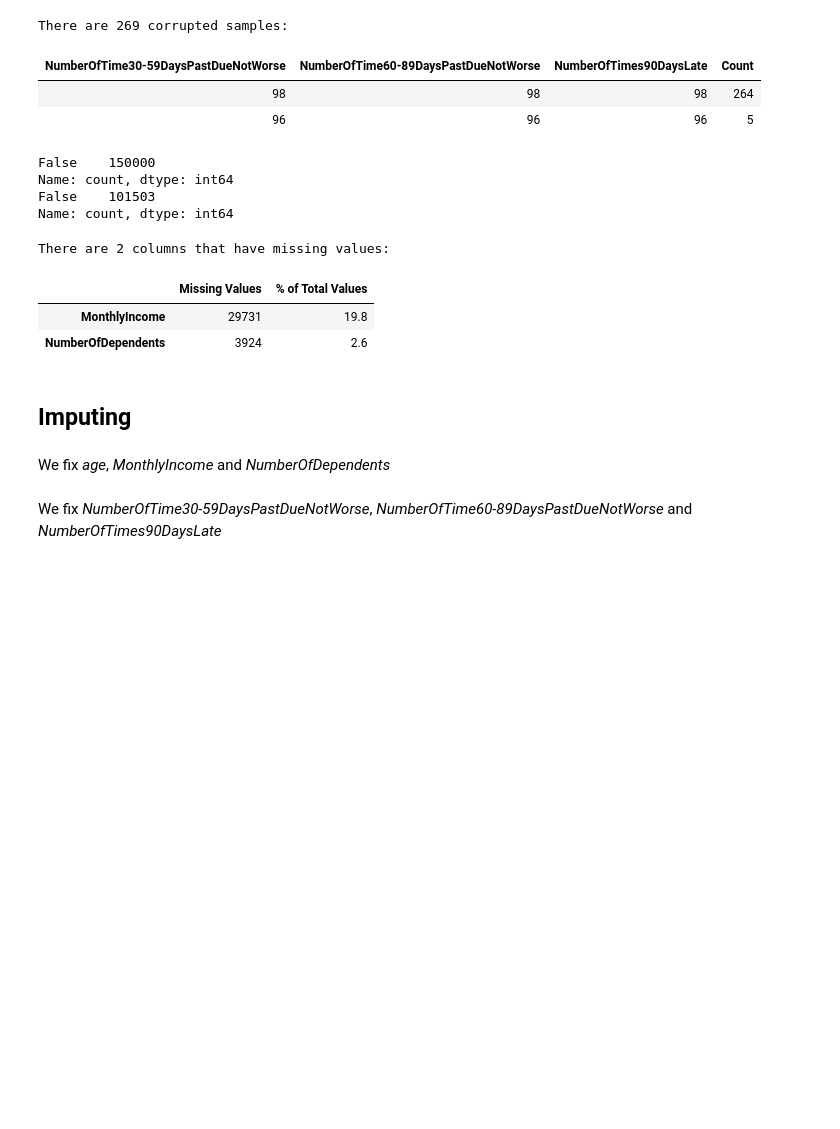
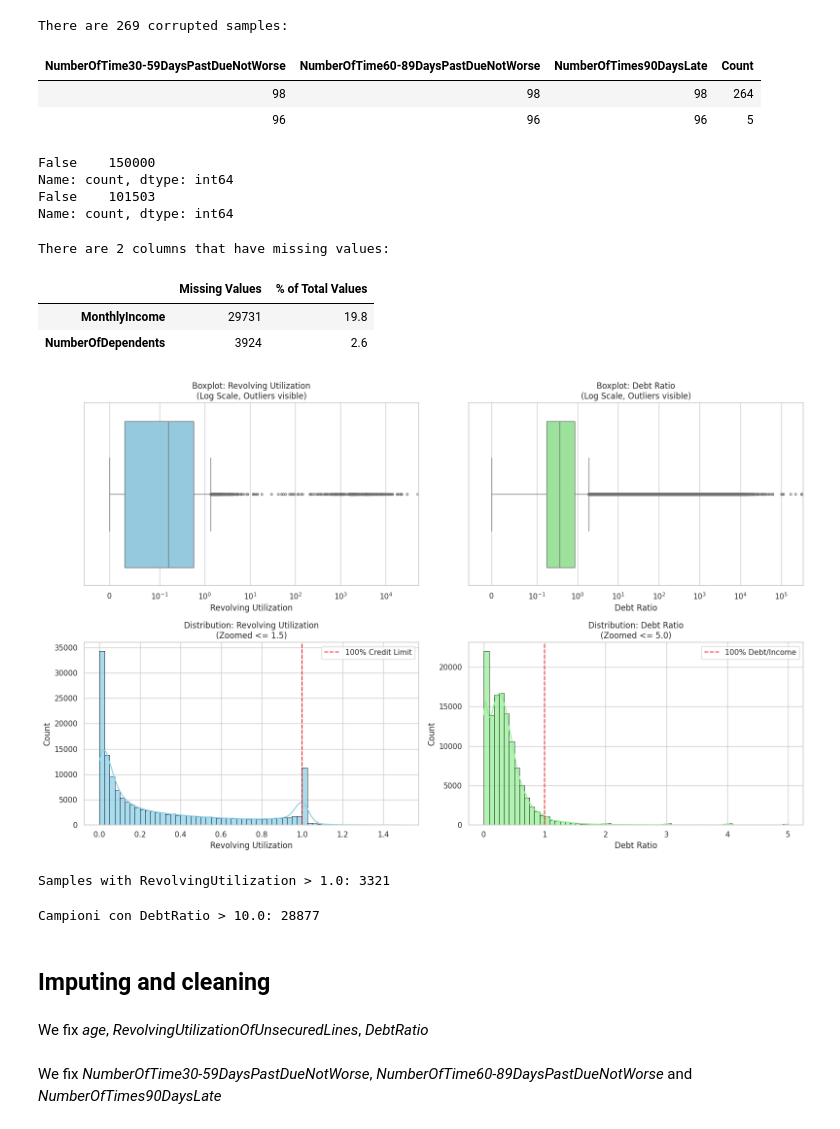
Before and after one commit to giuliacavoletti/NAML_project, a Jupyter notebook: src/GiveMeSomeCredit.ipynb, the cells around one changed output. Drawn from its saved outputs; the diff is of its cells as text; code cells hidden in the pictures; blank space fills up the shorter version.

```diff
--- a/src/GiveMeSomeCredit.ipynb
+++ b/src/GiveMeSomeCredit.ipynb
@@ -171,7 +208,72 @@ There are 2 columns that have missing values:
 |  | Missing Values | % of Total Values |
 | MonthlyIncome | 29731 | 19.8 |
 | NumberOfDependents | 3924 | 2.6 |
+# %%
+import matplotlib.pyplot as plt
+import seaborn as sns
+
+# 1. Impostiamo un tema globale più pulito e leggibile
+sns.set_theme(style="whitegrid")
+
+# Creiamo la griglia 2x2
+fig, axes = plt.subplots(2, 2, figsize=(16, 10))
+
+# --- RIGA 1: BOXPLOT MIGLIORATI ---
+# Manteniamo symlog per vedere gli outlier, ma tagliamo via la parte negativa dell'asse X
+
+sns.boxplot(x=train_df['RevolvingUtilizationOfUnsecuredLines'], ax=axes[0, 0], color='skyblue', fliersize=3)
+axes[0, 0].set_title('Boxplot: Revolving Utilization\n(Log Scale, Outliers visible)', fontsize=12)
+axes[0, 0].set_xlabel('Revolving Utilization')
+axes[0, 0].set_xscale('symlog', linthresh=0.1)
+axes[0, 0].set_xlim(left=-0.05) # <-- Questo nasconde i numeri negativi inutili!
+
+sns.boxplot(x=train_df['DebtRatio'], ax=axes[0, 1], color='lightgreen', fliersize=3)
+axes[0, 1].set_title('Boxplot: Debt Ratio\n(Log Scale, Outliers visible)', fontsize=12)
+axes[0, 1].set_xlabel('Debt Ratio')
+axes[0, 1].set_xscale('symlog', linthresh=0.1)
+axes[0, 1].set_xlim(left=-0.05) # <-- Come sopra
+
+
+# --- RIGA 2: ISTOGRAMMI CON LINEE DI RIFERIMENTO ---
+# Aggiungiamo più bin, la curva KDE anche al DebtRatio e delle linee rosse tratteggiate
+# per indicare visivamente il "limite logico" di 1.0 (100%)
+
+zoom_revolving = train_df[train_df['RevolvingUtilizationOfUnsecuredLines'] <= 1.5]['RevolvingUtilizationOfUnsecuredLines']
+sns.histplot(zoom_revolving, bins=60, ax=axes[1, 0], color='skyblue', kde=True, edgecolor='black', alpha=0.7)
+# Linea rossa per indicare l'uso del 100% del limite di credito
+axes[1, 0].axvline(x=1.0, color='red', linestyle='--', linewidth=1.5, alpha=0.8, label='100% Credit Limit')
+axes[1, 0].set_title('Distribution: Revolving Utilization\n(Zoomed <= 1.5)', fontsize=12)
+axes[1, 0].set_xlabel('Revolving Utilization')
+axes[1, 0].set_ylabel('Count')
+axes[1, 0].legend()
+
+zoom_debt = train_df[train_df['DebtRatio'] <= 5.0]['DebtRatio']
+sns.histplot(zoom_debt, bins=60, ax=axes[1, 1], color='lightgreen', kde=True, edgecolor='black', alpha=0.7)
+# Linea rossa per indicare dove il debito eguaglia esattamente il reddito (100%)
+axes[1, 1].axvline(x=1.0, color='red', linestyle='--', linewidth=1.5, alpha=0.8, label='100% Debt/Income')
+axes[1, 1].set_title('Distribution: Debt Ratio\n(Zoomed <= 5.0)', fontsize=12)
+axes[1, 1].set_xlabel('Debt Ratio')
+axes[1, 1].set_ylabel('Count')
+axes[1, 1].legend()
+
+plt.tight_layout()
+plt.show()
+
+# Resettiamo il tema di seaborn al default nel caso ti serva per altri plot
+# sns.reset_orig()
+# %% [output]
+[figure, added]
+# %%
+wrong_revolving = (train_df['RevolvingUtilizationOfUnsecuredLines'] > 1.0).sum()
+print(f"Samples with RevolvingUtilization > 1.0: {wrong_revolving}")
+# %% [output]
+Samples with RevolvingUtilization > 1.0: 3321
+# %%
+wrong_debt = (train_df['DebtRatio'] > 10.0).sum()
+print(f"Campioni con DebtRatio > 10.0: {wrong_debt}")
+# %% [output]
+Campioni con DebtRatio > 10.0: 28877
 # %% [markdown]
-## Imputing
+## Imputing and cleaning
 # %% [markdown]
-We fix *age*, *MonthlyIncome* and *NumberOfDependents*
+We fix *age*, *RevolvingUtilizationOfUnsecuredLines*, *DebtRatio*
```
Also changed, not shown: parts of 22 cells of this notebook.
